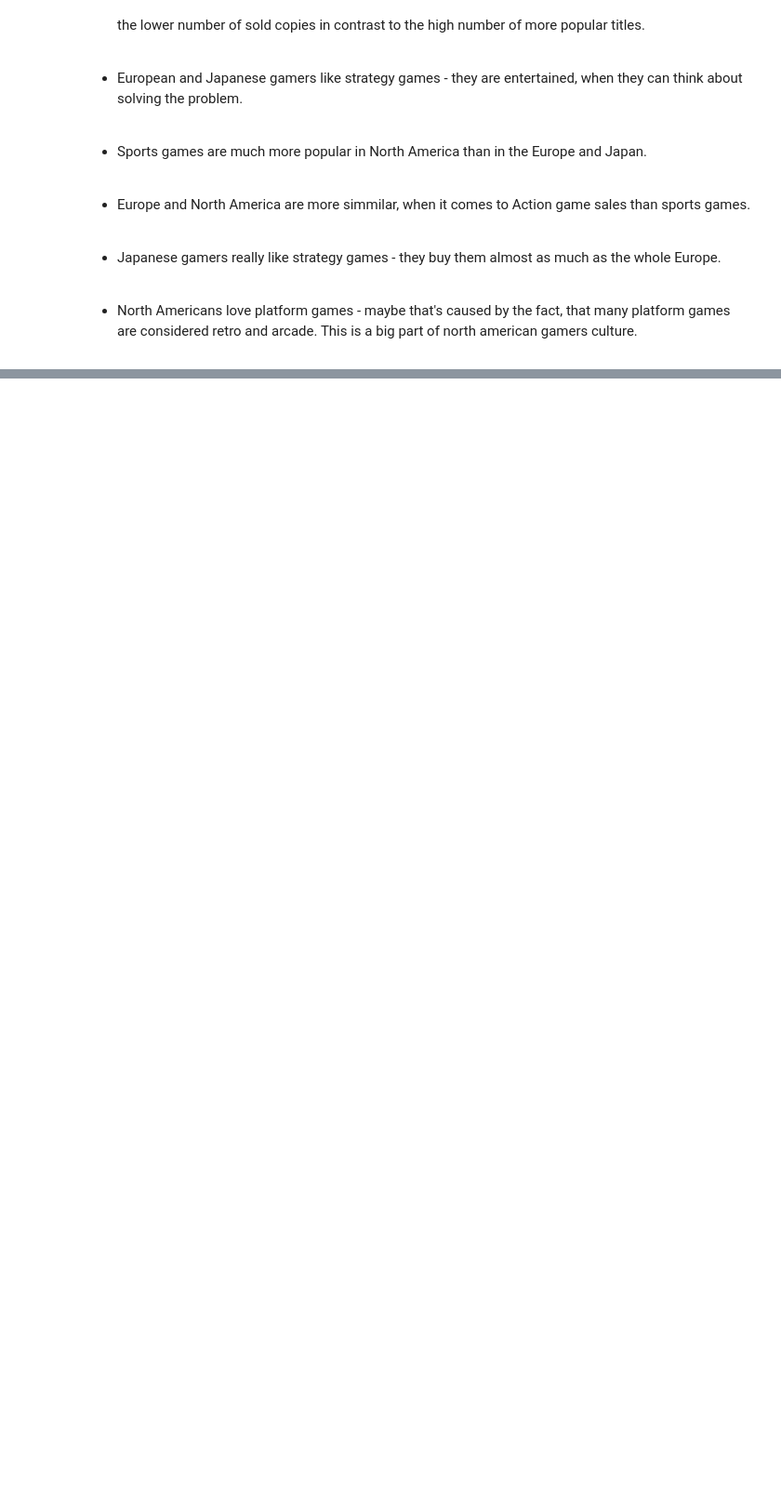
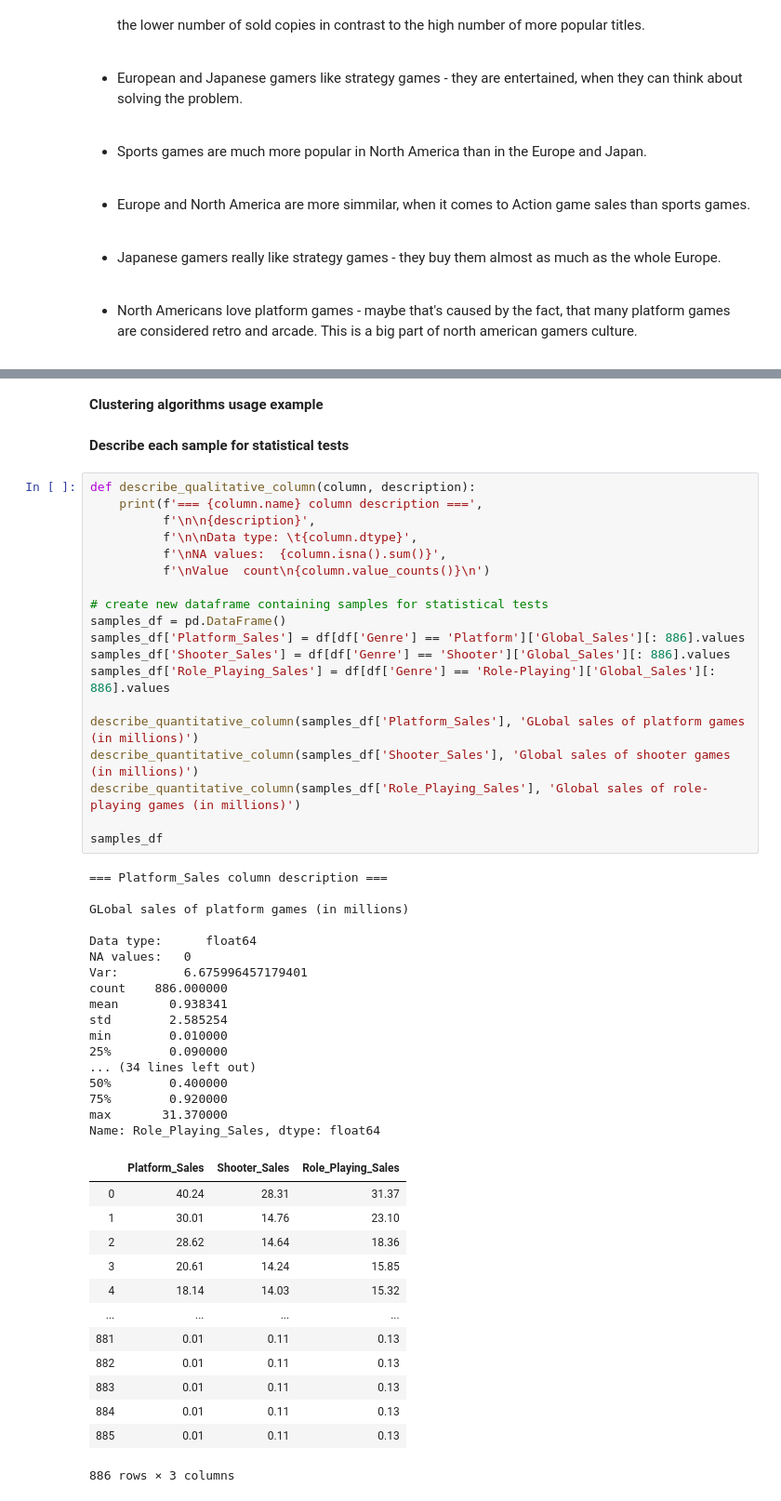
Before and after one commit to Netherwulf/video-games-data-analysis, a Jupyter notebook: video_games_data_analysis.ipynb, the cells around one changed output, grey strips where cells are left out. Shown: that part at 93% size. Cells and saved outputs as stored; diff of their text form; blank space fills up the shorter version.

Commit message:
Add 2-samples and 3-samples statistical tests usage example
Add 2-samples and 3-samples statistical tests usage example

```diff
--- a/video_games_data_analysis.ipynb
+++ b/video_games_data_analysis.ipynb
@@ -691,0 +708,54 @@ NameError: name 'X_train' is not defined
+# %% [markdown]
+<b>Clustering algorithms usage example</b>
+# %% [markdown]
+<b>Describe each sample for statistical tests</b>
+# %%
+def describe_qualitative_column(column, description):
+    print(f'=== {column.name} column description ===',
+          f'\n\n{description}',
+          f'\n\nData type: \t{column.dtype}',
+          f'\nNA values:  {column.isna().sum()}',
+          f'\nValue  count\n{column.value_counts()}\n')
+
+# create new dataframe containing samples for statistical tests
+samples_df = pd.DataFrame()
+samples_df['Platform_Sales'] = df[df['Genre'] == 'Platform']['Global_Sales'][: 886].values
+samples_df['Shooter_Sales'] = df[df['Genre'] == 'Shooter']['Global_Sales'][: 886].values
+samples_df['Role_Playing_Sales'] = df[df['Genre'] == 'Role-Playing']['Global_Sales'][: 886].values
+
+describe_quantitative_column(samples_df['Platform_Sales'], 'GLobal sales of platform games (in millions)')
+describe_quantitative_column(samples_df['Shooter_Sales'], 'Global sales of shooter games (in millions)')
+describe_quantitative_column(samples_df['Role_Playing_Sales'], 'Global sales of role-playing games (in millions)')
+
+samples_df
+# %% [output]
+=== Platform_Sales column description ===
+
+GLobal sales of platform games (in millions)
+
+Data type:      float64
+NA values:   0
+Var:         6.675996457179401
+count    886.000000
+mean       0.938341
+std        2.585254
+min        0.010000
+25%        0.090000
+... (34 lines left out)
+50%        0.400000
+75%        0.920000
+max       31.370000
+Name: Role_Playing_Sales, dtype: float64
+|  | Platform_Sales | Shooter_Sales | Role_Playing_Sales |
+| 0 | 40.24 | 28.31 | 31.37 |
+| 1 | 30.01 | 14.76 | 23.10 |
+| 2 | 28.62 | 14.64 | 18.36 |
+| 3 | 20.61 | 14.24 | 15.85 |
+| 4 | 18.14 | 14.03 | 15.32 |
+| ... | ... | ... | ... |
+| 881 | 0.01 | 0.11 | 0.13 |
+| 882 | 0.01 | 0.11 | 0.13 |
+| 883 | 0.01 | 0.11 | 0.13 |
+| 884 | 0.01 | 0.11 | 0.13 |
+| 885 | 0.01 | 0.11 | 0.13 |
+886 rows × 3 columns
```
Also changed, not shown: parts of 22 cells of this notebook.
